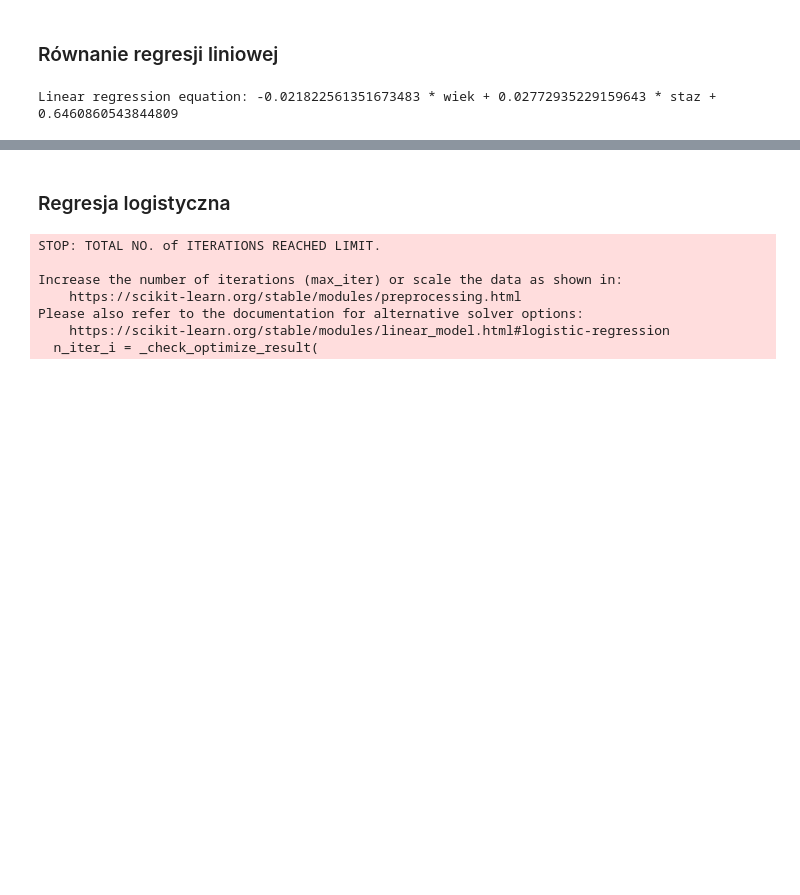
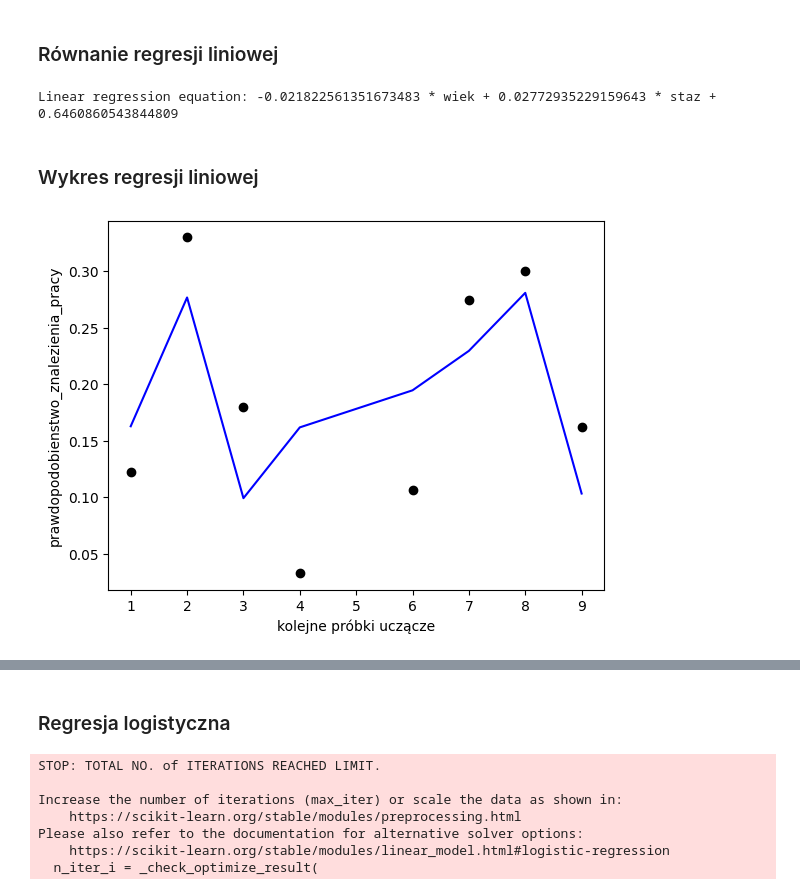
Before and after one commit to KubiakJakub01/data-mining-methods, a Jupyter notebook: notebooks/lab2/med_lab_2_zad_2.ipynb, the cells around one changed output, grey strips where cells are left out. Drawn from its saved outputs; the diff is of its cells as text; code cells hidden in the pictures; blank space fills up the shorter version.

Commit message:
Add linear regression plots

```diff
--- a/notebooks/lab2/med_lab_2_zad_2.ipynb
+++ b/notebooks/lab2/med_lab_2_zad_2.ipynb
@@ -144,3 +139,13 @@ Mean squared error: 0.01
 print(f'Linear regression equation: {linear_regression.coef_[0]} * wiek + {linear_regression.coef_[1]} * staz + {linear_regression.intercept_}')
 # %% [output]
 Linear regression equation: -0.021822561351673483 * wiek + 0.02772935229159643 * staz + 0.6460860543844809
+# %% [markdown]
+### Wykres regresji liniowej
+# %%
+plt.plot(sorted(X_train.index), linear_regression.predict(X_train), color='blue')
+plt.scatter(sorted(X_train.index), y_train, color='black')
+plt.xlabel('kolejne próbki uczącze')
+plt.ylabel('prawdopodobienstwo_znalezienia_pracy')
+plt.show()
+# %% [output]
+[figure, added]
```
Also changed, not shown: parts of 5 cells of this notebook.
